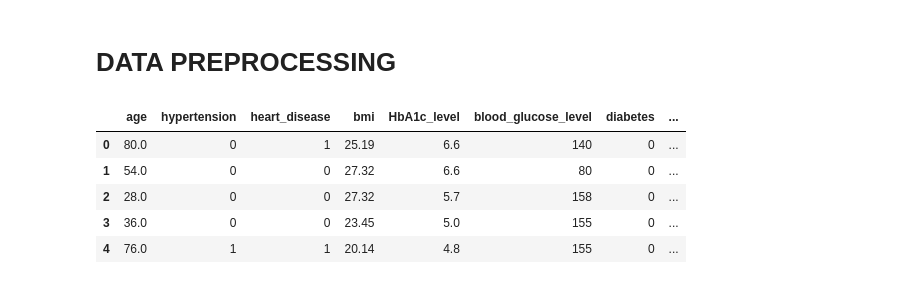
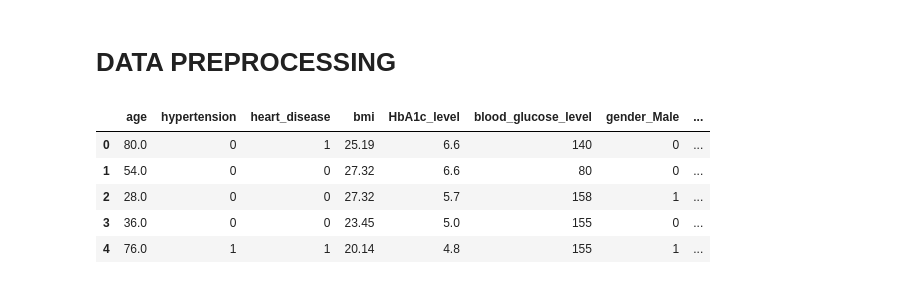
Before and after one commit to miraj-since2005/Diabetes-Prediction, a Jupyter notebook: Codebook.ipynb, the cells around one changed output. Cells and saved outputs as stored; diff of their text form; code cells hidden in the pictures.

```diff
--- a/Codebook.ipynb
+++ b/Codebook.ipynb
@@ -108,16 +108,19 @@ for col in cols:
 [figure]
 # %% [markdown]
 # DATA PREPROCESSING
+# %%
+X = df.drop('diabetes', axis=1)
+y = df['diabetes']
 # %%
 cat_cols = ['gender', 'smoking_history']
 
-df = pd.get_dummies(df, columns=cat_cols, drop_first=True, dtype=int)
+X = pd.get_dummies(X, columns=cat_cols, drop_first=True, dtype=int)
 # %%
-df.head()
+X.head()
 # %% [output]
-|  | age | hypertension | heart_disease | bmi | HbA1c_level | blood_glucose_level | diabetes | ... |
+|  | age | hypertension | heart_disease | bmi | HbA1c_level | blood_glucose_level | gender_Male | ... |
 | 0 | 80.0 | 0 | 1 | 25.19 | 6.6 | 140 | 0 | ... |
 | 1 | 54.0 | 0 | 0 | 27.32 | 6.6 | 80 | 0 | ... |
-| 2 | 28.0 | 0 | 0 | 27.32 | 5.7 | 158 | 0 | ... |
+| 2 | 28.0 | 0 | 0 | 27.32 | 5.7 | 158 | 1 | ... |
 | 3 | 36.0 | 0 | 0 | 23.45 | 5.0 | 155 | 0 | ... |
-| 4 | 76.0 | 1 | 1 | 20.14 | 4.8 | 155 | 0 | ... |
+| 4 | 76.0 | 1 | 1 | 20.14 | 4.8 | 155 | 1 | ... |
```
